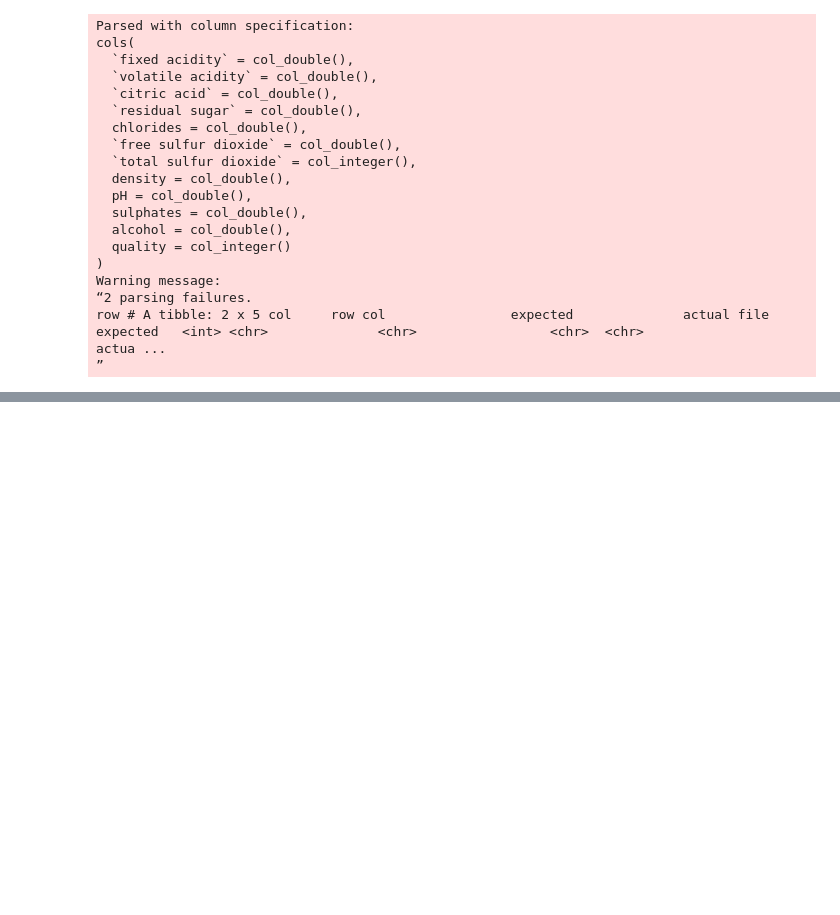
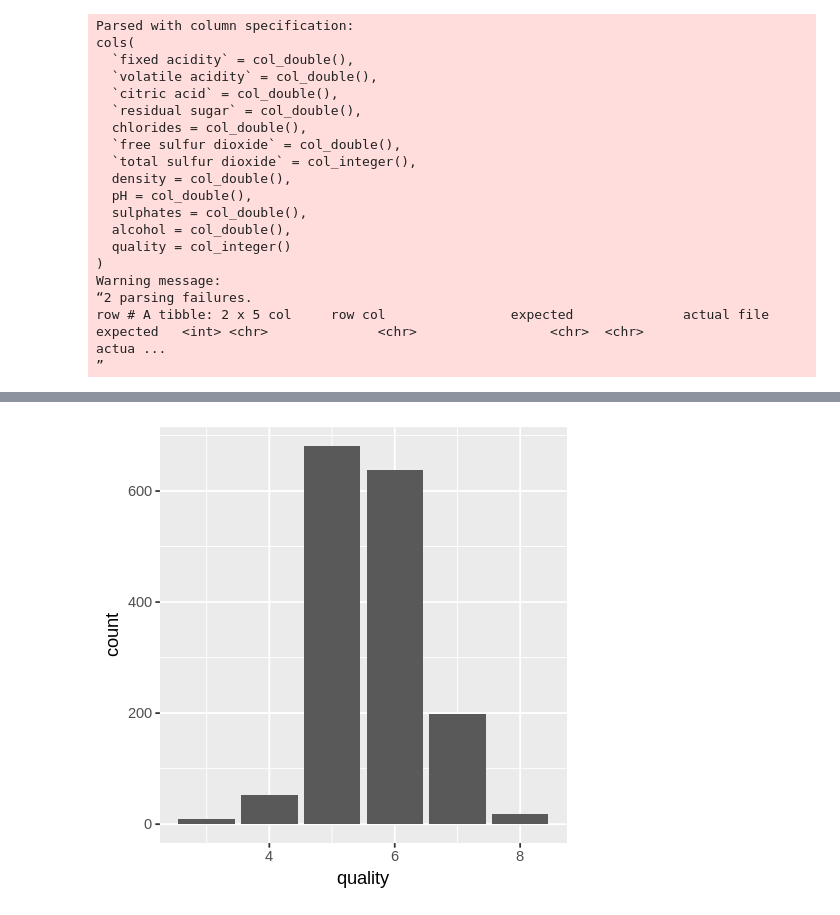
Before and after one commit to cryslee9/Predicting-Fine-Wine, a Jupyter notebook: fine_wine_analysis.ipynb, the cells around one changed output, grey strips where cells are left out. Cells and saved outputs as stored; diff of their text form; code cells hidden in the pictures; blank space fills up the shorter version.

```diff
--- a/fine_wine_analysis.ipynb
+++ b/fine_wine_analysis.ipynb
@@ -162,0 +127,6 @@ acidity_red
+# %%
+red_wine_bar_chart  <- red_wine  %>% ggplot(aes(x = quality))+
+                    geom_bar()
+red_wine_bar_chart
+# %% [output]
+[figure, added]
```
Also changed, not shown: parts of 51 cells of this notebook.
